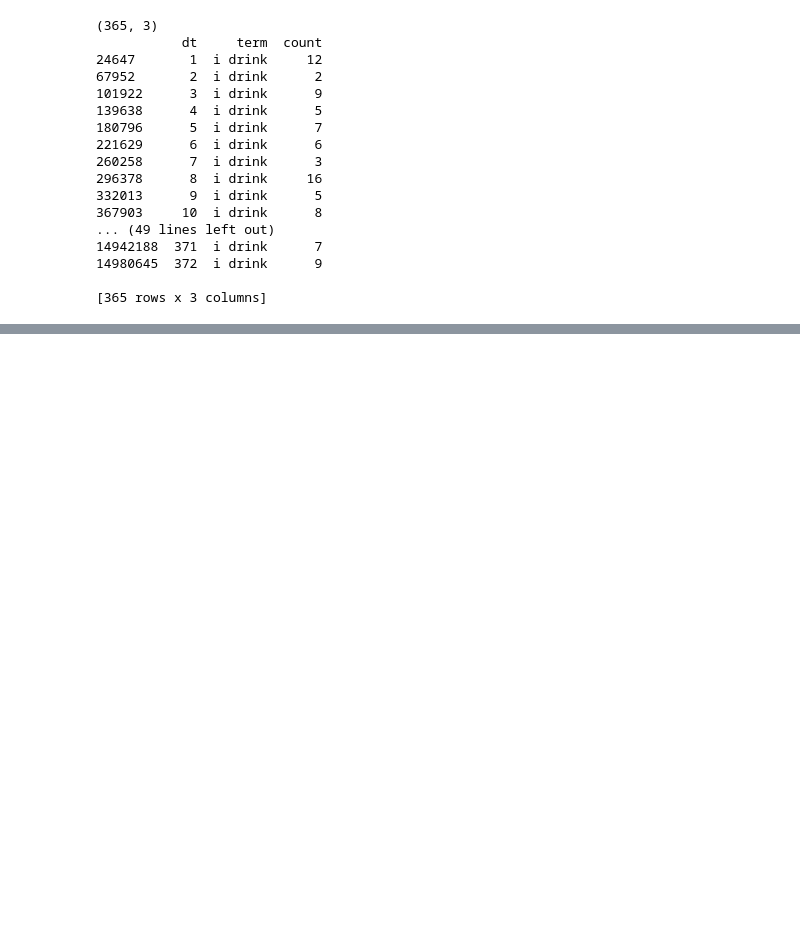
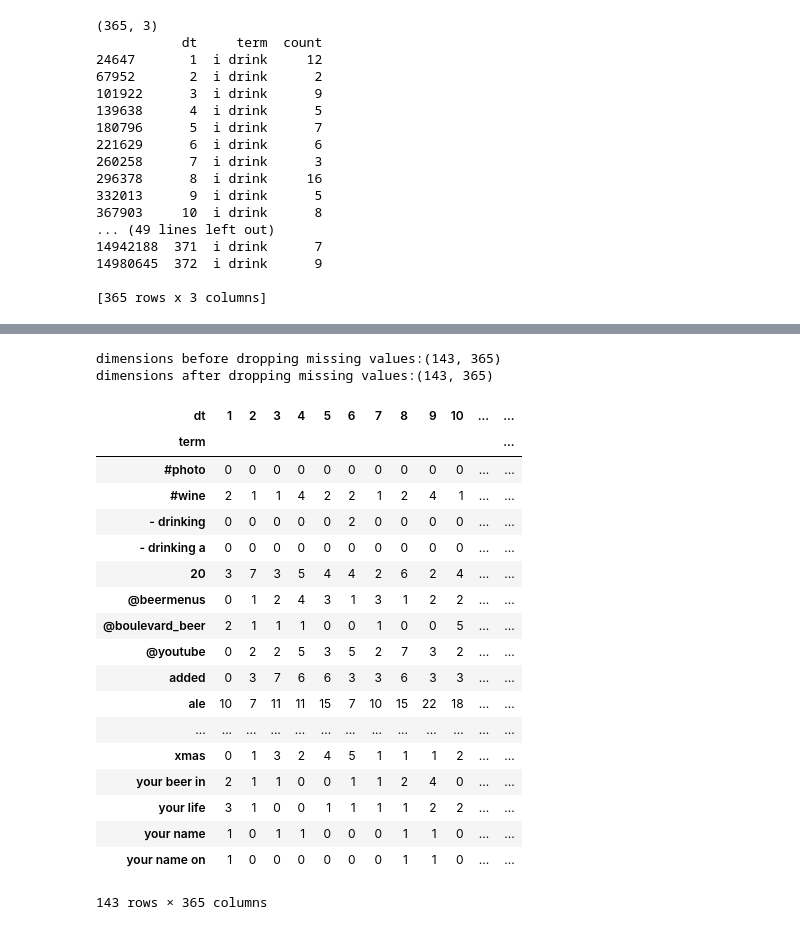
Before and after one commit to poorboy44/word_time_series, a Jupyter notebook: word_time_series.ipynb, the cells around one changed output, grey strips where cells are left out. Saved outputs shown, nothing was run; the diff lists cells and outputs as text; code cells hidden in the pictures; blank space fills up the shorter version.

```diff
--- a/word_time_series.ipynb
+++ b/word_time_series.ipynb
@@ -271,0 +311,32 @@ with PdfPages('multipage_pdf.pdf') as pdf:
+# %%
+## pull out sig terms and compute distances of the TS
+sig_terms=tval_data[tval_data.tval>2] #244 terms
+sig_ts=df2[df2.term.isin(sig_terms.term)]
+sig_ts2=pd.pivot_table(sig_ts, index='term', values='count', columns='dt')
+print("dimensions before dropping missing values:{}".format(sig_ts2.shape))
+sig_ts3=sig_ts2.fillna(0)
+#sig_ts3=sig_ts2.dropna(axis=0) ## drop terms with missing vals
+print("dimensions after dropping missing values:{}".format(sig_ts3.shape))
+sig_ts3
+# %% [output]
+dimensions before dropping missing values:(143, 365)
+dimensions after dropping missing values:(143, 365)
+| dt | 1 | 2 | 3 | 4 | 5 | 6 | 7 | 8 | 9 | 10 | ... | ... |
+| term |  |  |  |  |  |  |  |  |  |  |  | ... |
+| #photo | 0 | 0 | 0 | 0 | 0 | 0 | 0 | 0 | 0 | 0 | ... | ... |
+| #wine | 2 | 1 | 1 | 4 | 2 | 2 | 1 | 2 | 4 | 1 | ... | ... |
+| - drinking | 0 | 0 | 0 | 0 | 0 | 2 | 0 | 0 | 0 | 0 | ... | ... |
+| - drinking a | 0 | 0 | 0 | 0 | 0 | 0 | 0 | 0 | 0 | 0 | ... | ... |
+| 20 | 3 | 7 | 3 | 5 | 4 | 4 | 2 | 6 | 2 | 4 | ... | ... |
+| @beermenus | 0 | 1 | 2 | 4 | 3 | 1 | 3 | 1 | 2 | 2 | ... | ... |
+| @boulevard_beer | 2 | 1 | 1 | 1 | 0 | 0 | 1 | 0 | 0 | 5 | ... | ... |
+| @youtube | 0 | 2 | 2 | 5 | 3 | 5 | 2 | 7 | 3 | 2 | ... | ... |
+| added | 0 | 3 | 7 | 6 | 6 | 3 | 3 | 6 | 3 | 3 | ... | ... |
+| ale | 10 | 7 | 11 | 11 | 15 | 7 | 10 | 15 | 22 | 18 | ... | ... |
+| ... | ... | ... | ... | ... | ... | ... | ... | ... | ... | ... | ... | ... |
+| xmas | 0 | 1 | 3 | 2 | 4 | 5 | 1 | 1 | 1 | 2 | ... | ... |
+| your beer in | 2 | 1 | 1 | 0 | 0 | 1 | 1 | 2 | 4 | 0 | ... | ... |
+| your life | 3 | 1 | 0 | 0 | 1 | 1 | 1 | 1 | 2 | 2 | ... | ... |
+| your name | 1 | 0 | 1 | 1 | 0 | 0 | 0 | 1 | 1 | 0 | ... | ... |
+| your name on | 1 | 0 | 0 | 0 | 0 | 0 | 0 | 1 | 1 | 0 | ... | ... |
+143 rows × 365 columns
```
Also changed, not shown: parts of 8 cells of this notebook, 3 other files.
